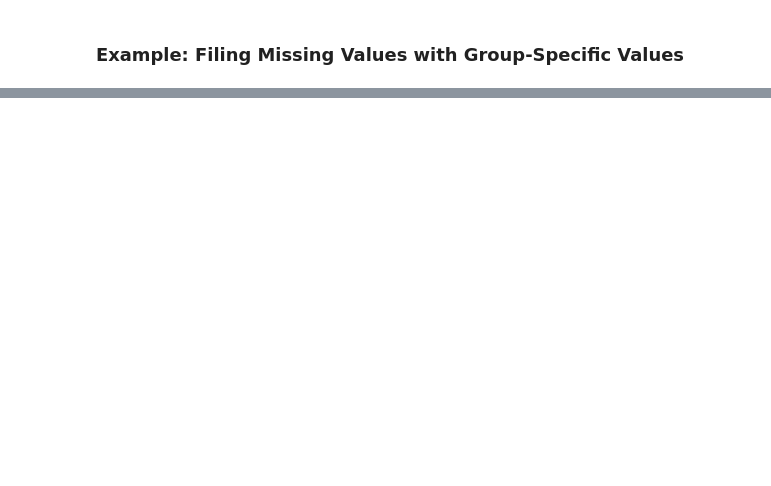
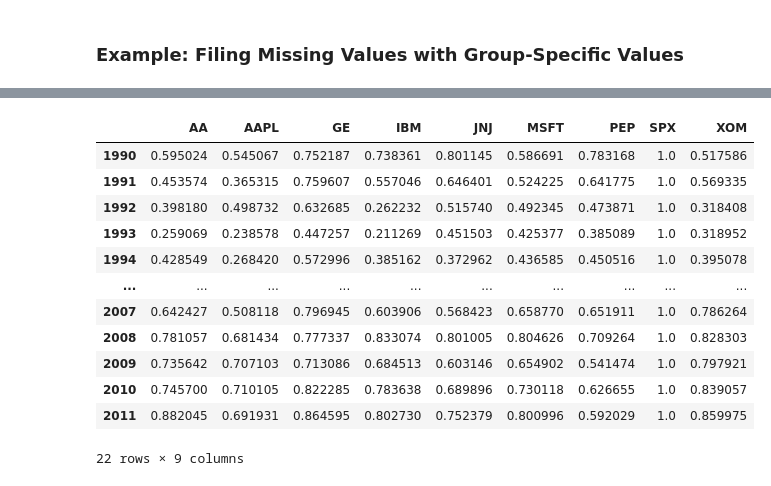
Before and after one commit to emuro/books, a Jupyter notebook: python/pydata-book/ch10_EM.ipynb, the cells around one changed output, grey strips where cells are left out. Cells and saved outputs as stored; diff of their text form; code cells hidden in the pictures; blank space fills up the shorter version.

```diff
--- a/python/pydata-book/ch10_EM.ipynb
+++ b/python/pydata-book/ch10_EM.ipynb
@@ -779,0 +828,20 @@ grouped.apply(get_stats)
+# %%
+def get_year(x):
+    return x.year
+
+by_year = rets.groupby(get_year)
+by_year.apply(spx_corr)
+# %% [output]
+|  | AA | AAPL | GE | IBM | JNJ | MSFT | PEP | SPX | XOM |
+| 1990 | 0.595024 | 0.545067 | 0.752187 | 0.738361 | 0.801145 | 0.586691 | 0.783168 | 1.0 | 0.517586 |
+| 1991 | 0.453574 | 0.365315 | 0.759607 | 0.557046 | 0.646401 | 0.524225 | 0.641775 | 1.0 | 0.569335 |
+| 1992 | 0.398180 | 0.498732 | 0.632685 | 0.262232 | 0.515740 | 0.492345 | 0.473871 | 1.0 | 0.318408 |
+| 1993 | 0.259069 | 0.238578 | 0.447257 | 0.211269 | 0.451503 | 0.425377 | 0.385089 | 1.0 | 0.318952 |
+| 1994 | 0.428549 | 0.268420 | 0.572996 | 0.385162 | 0.372962 | 0.436585 | 0.450516 | 1.0 | 0.395078 |
+| ... | ... | ... | ... | ... | ... | ... | ... | ... | ... |
+| 2007 | 0.642427 | 0.508118 | 0.796945 | 0.603906 | 0.568423 | 0.658770 | 0.651911 | 1.0 | 0.786264 |
+| 2008 | 0.781057 | 0.681434 | 0.777337 | 0.833074 | 0.801005 | 0.804626 | 0.709264 | 1.0 | 0.828303 |
+| 2009 | 0.735642 | 0.707103 | 0.713086 | 0.684513 | 0.603146 | 0.654902 | 0.541474 | 1.0 | 0.797921 |
+| 2010 | 0.745700 | 0.710105 | 0.822285 | 0.783638 | 0.689896 | 0.730118 | 0.626655 | 1.0 | 0.839057 |
+| 2011 | 0.882045 | 0.691931 | 0.864595 | 0.802730 | 0.752379 | 0.800996 | 0.592029 | 1.0 | 0.859975 |
+22 rows × 9 columns
```
Also changed, not shown: parts of 31 cells of this notebook.
